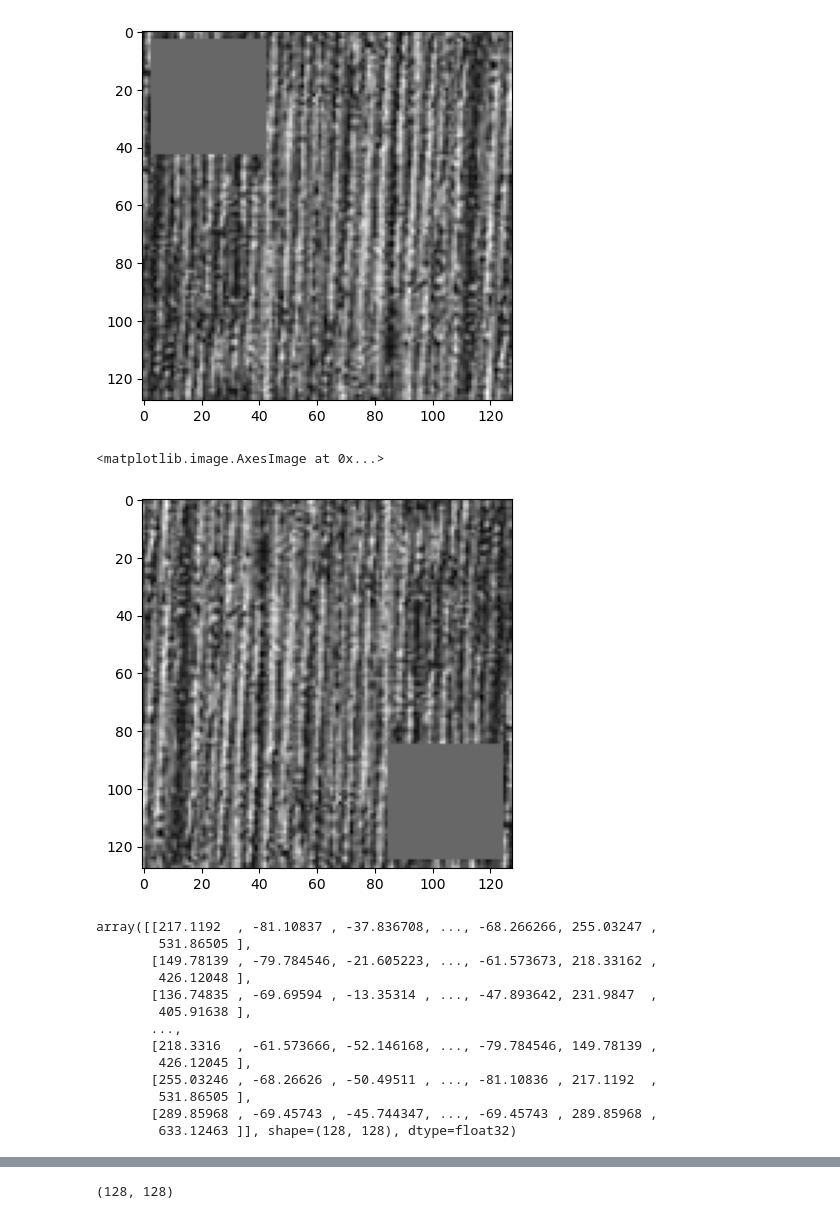
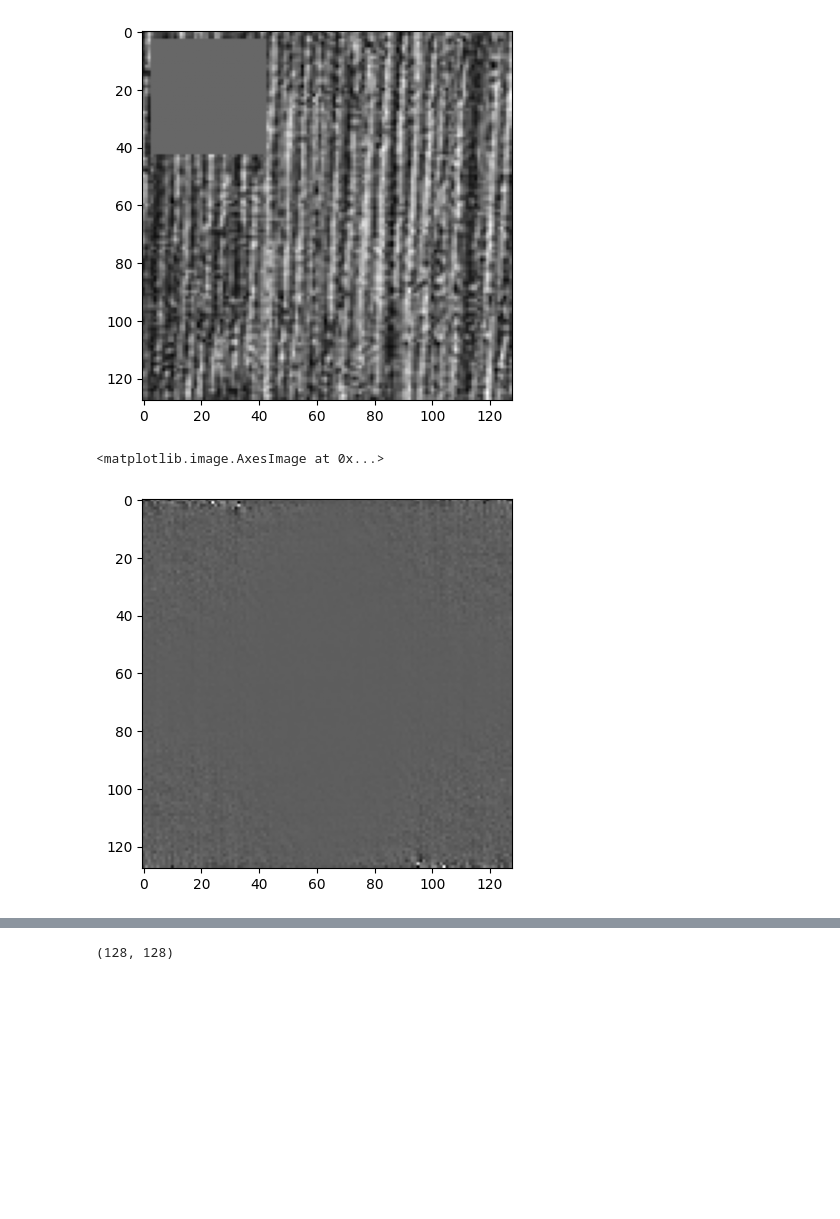
Before and after one commit to guilhermeRaibolt/gaussian-impainting, a Jupyter notebook: gaussian_sampling.ipynb, the cells around one changed output, grey strips where cells are left out. Saved outputs shown, nothing was run; the diff lists cells and outputs as text; code cells hidden in the pictures; blank space fills up the shorter version.

```diff
--- a/gaussian_sampling.ipynb
+++ b/gaussian_sampling.ipynb
@@ -92,28 +119,9 @@ plt.imshow(spot, cmap="gray")
  [False False False ... False False False]]
 <matplotlib.image.AxesImage at 0x...>
 [figure]
-# %%
-inverted_spot = spot[::-1, ::-1]
-plt.imshow(inverted_spot,cmap="gray")
-# %% [output]
-<matplotlib.image.AxesImage at 0x...>
-[figure, removed]
 # %%
 fft_spot = np.fft.fft2(spot)
-fft_inevrted_spot = np.fft.fft2(inverted_spot)
-cov = np.fft.ifft2(fft_spot * fft_inevrted_spot).real
-cov
+plt.imshow(fft_spot.real, cmap="gray")
 # %% [output]
-array([[217.1192  , -81.10837 , -37.836708, ..., -68.266266, 255.03247 ,
-        531.86505 ],
-       [149.78139 , -79.784546, -21.605223, ..., -61.573673, 218.33162 ,
-        426.12048 ],
-       [136.74835 , -69.69594 , -13.35314 , ..., -47.893642, 231.9847  ,
-        405.91638 ],
-       ...,
-       [218.3316  , -61.573666, -52.146168, ..., -79.784546, 149.78139 ,
-        426.12045 ],
-       [255.03246 , -68.26626 , -50.49511 , ..., -81.10836 , 217.1192  ,
-        531.86505 ],
-       [289.85968 , -69.45743 , -45.744347, ..., -69.45743 , 289.85968 ,
-        633.12463 ]], shape=(128, 128), dtype=float32)
+<matplotlib.image.AxesImage at 0x...>
+[figure, added]
```
Also changed, not shown: parts of 11 cells of this notebook, 1 other file.
